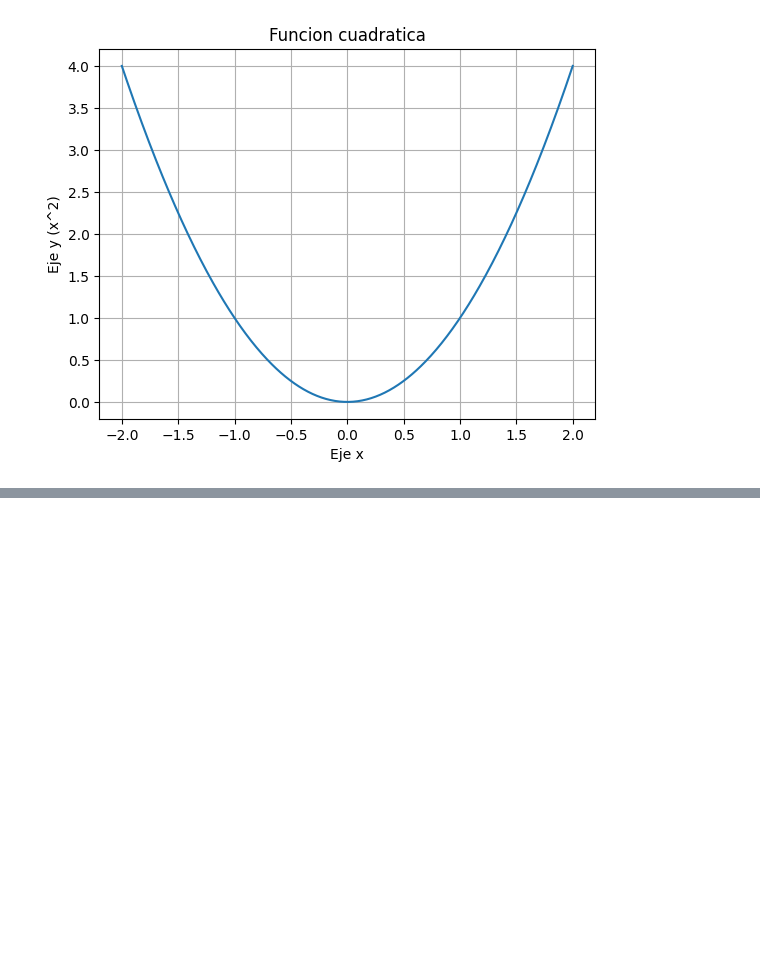
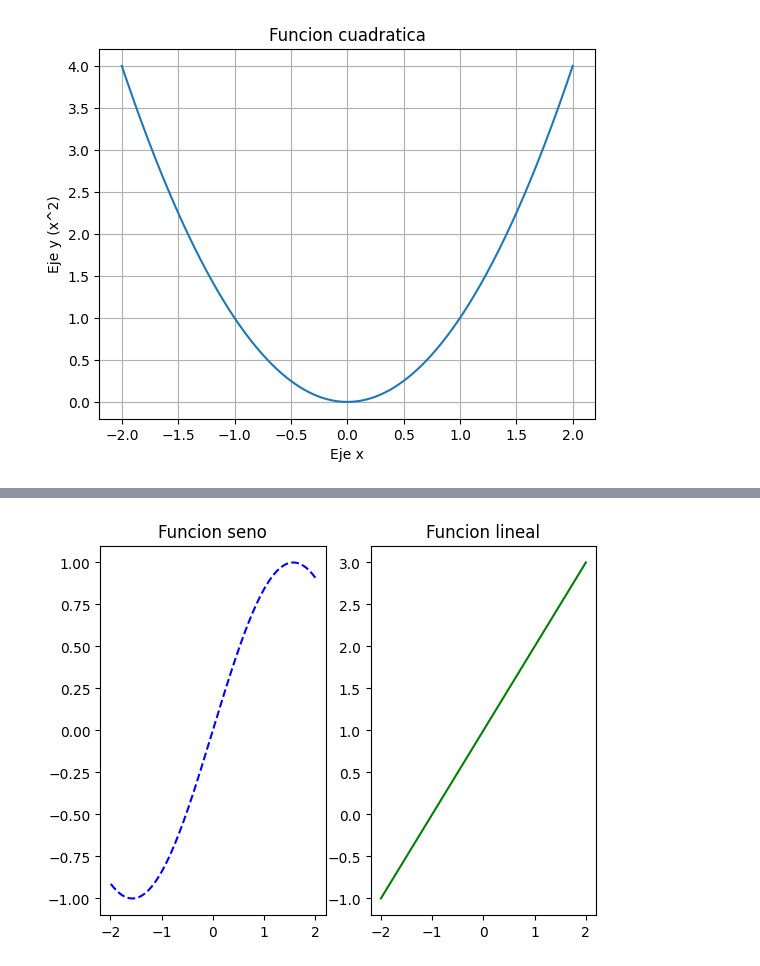
Before and after one commit to elmoconh/DataScience-practice, a Jupyter notebook: 01-LibreriasBasicas/03-matplotlib.ipynb, the cells around one changed output, grey strips where cells are left out. Cells and saved outputs as stored; diff of their text form; code cells hidden in the pictures; blank space fills up the shorter version.

```diff
--- a/01-LibreriasBasicas/03-matplotlib.ipynb
+++ b/01-LibreriasBasicas/03-matplotlib.ipynb
@@ -73,0 +99,15 @@ plt.show()
+# %%
+#Tambien podemos separar las graficas en subgraficas
+import numpy as np
+x = np.linspace(2,-2, 500)
+y = np.sin(x)
+y2 = x+1
+plt.subplot(1, 2, 1)
+plt.plot(x, y,'b--')
+plt.title("Funcion seno")
+plt.subplot(1, 2, 2)
+plt.plot(x,y2, 'g')
+plt.title("Funcion lineal")
+plt.show()
+# %% [output]
+[figure, added]
```
Also changed, not shown: parts of 3 cells of this notebook, 1 other file.
